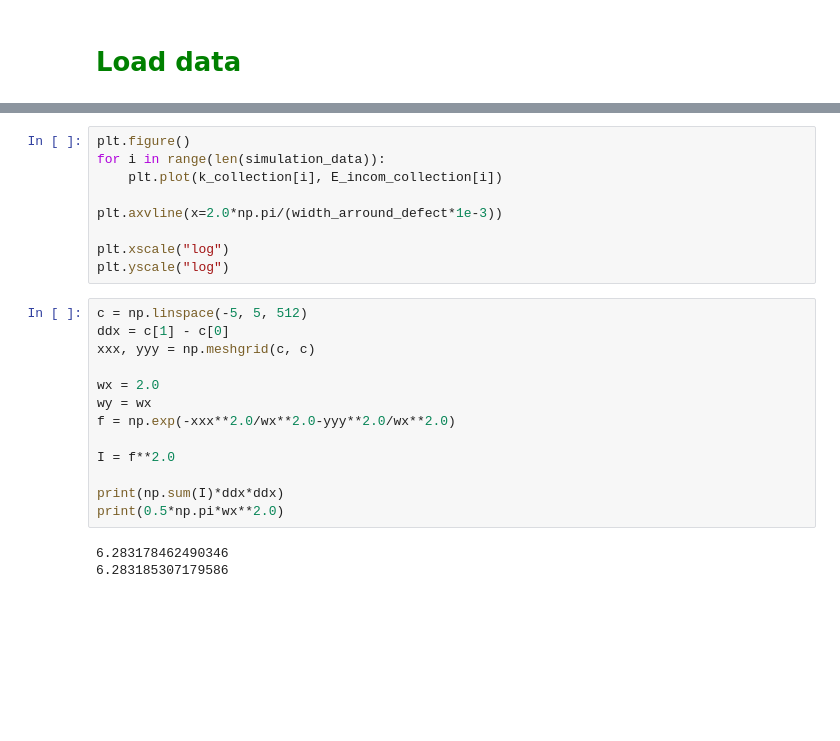
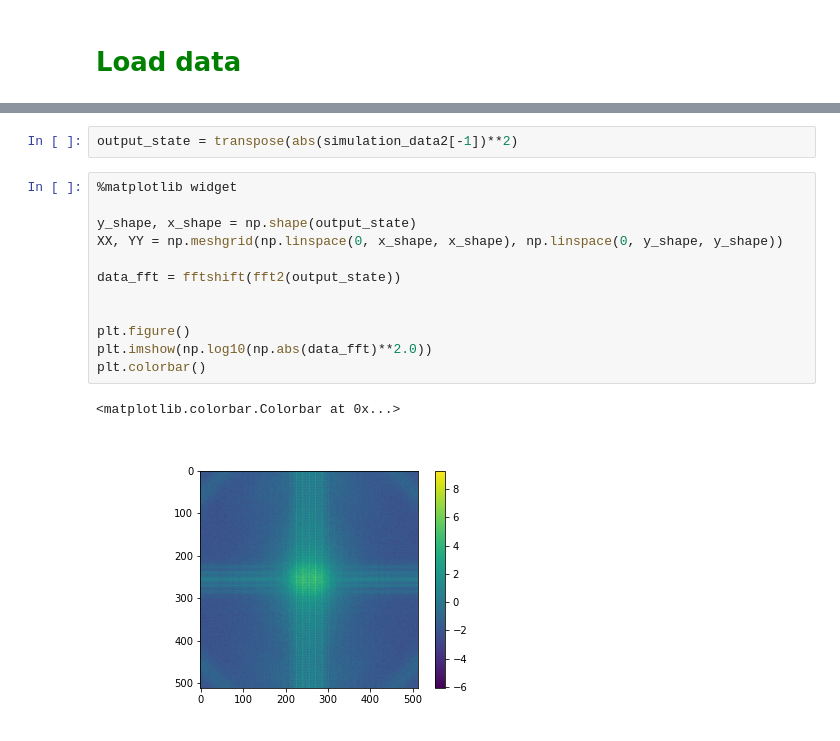
Before and after one commit to nunoazevedosilva/SBN, a Jupyter notebook: SBN_Simulation_topological.ipynb, the cells around one changed output, grey strips where cells are left out. Cells and saved outputs as stored; diff of their text form; blank space fills up the shorter version.

```diff
--- a/SBN_Simulation_topological.ipynb
+++ b/SBN_Simulation_topological.ipynb
@@ -737,25 +597,17 @@ KeyboardInterrupt:
-# %%
-plt.figure()
-for i in range(len(simulation_data)):
-    plt.plot(k_collection[i], E_incom_collection[i])
-
-plt.axvline(x=2.0*np.pi/(width_arround_defect*1e-3))
-
-plt.xscale("log")
-plt.yscale("log")
-# %%
-c = np.linspace(-5, 5, 512)
-ddx = c[1] - c[0]
-xxx, yyy = np.meshgrid(c, c)
-
-wx = 2.0
-wy = wx
-f = np.exp(-xxx**2.0/wx**2.0-yyy**2.0/wx**2.0)
-
-I = f**2.0
-
-print(np.sum(I)*ddx*ddx)
-print(0.5*np.pi*wx**2.0)
-# %% [output]
-6.283178462490346
-6.283185307179586
+# %%
+output_state = transpose(abs(simulation_data2[-1])**2)
+# %%
+%matplotlib widget
+
+y_shape, x_shape = np.shape(output_state)
+XX, YY = np.meshgrid(np.linspace(0, x_shape, x_shape), np.linspace(0, y_shape, y_shape))
+
+data_fft = fftshift(fft2(output_state))
+
+
+plt.figure()
+plt.imshow(np.log10(np.abs(data_fft)**2.0))
+plt.colorbar()
+# %% [output]
+<matplotlib.colorbar.Colorbar at 0x...>
+[figure, added]
```
Also changed, not shown: parts of 19 cells of this notebook, 3 other files.
